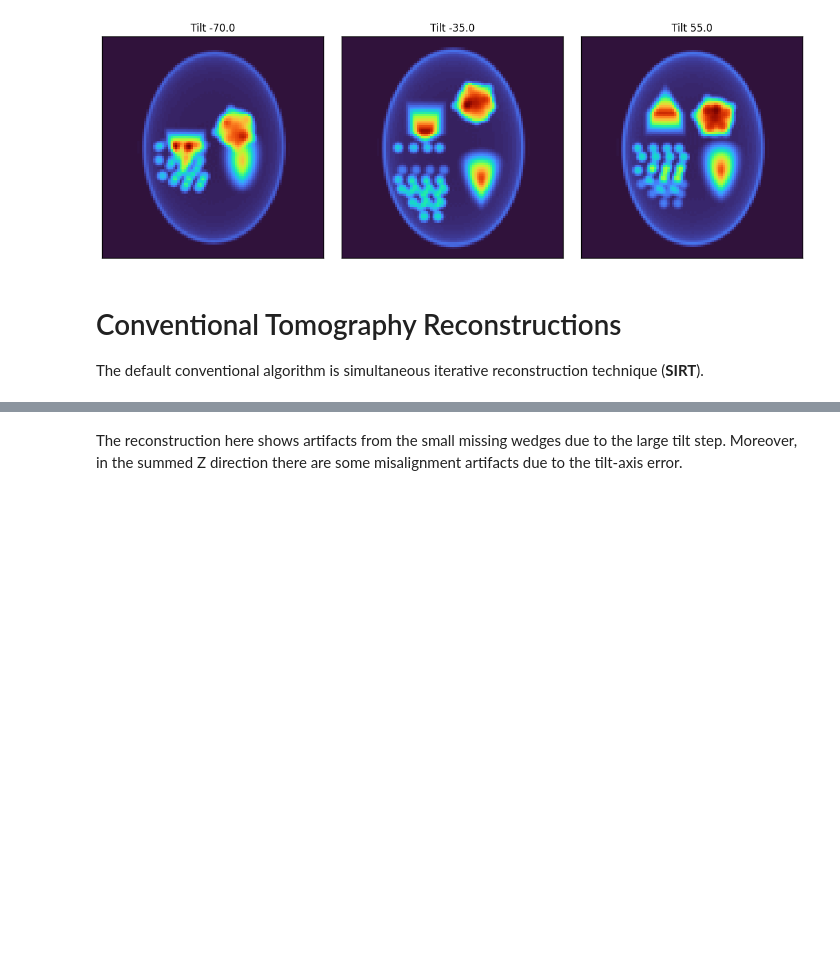
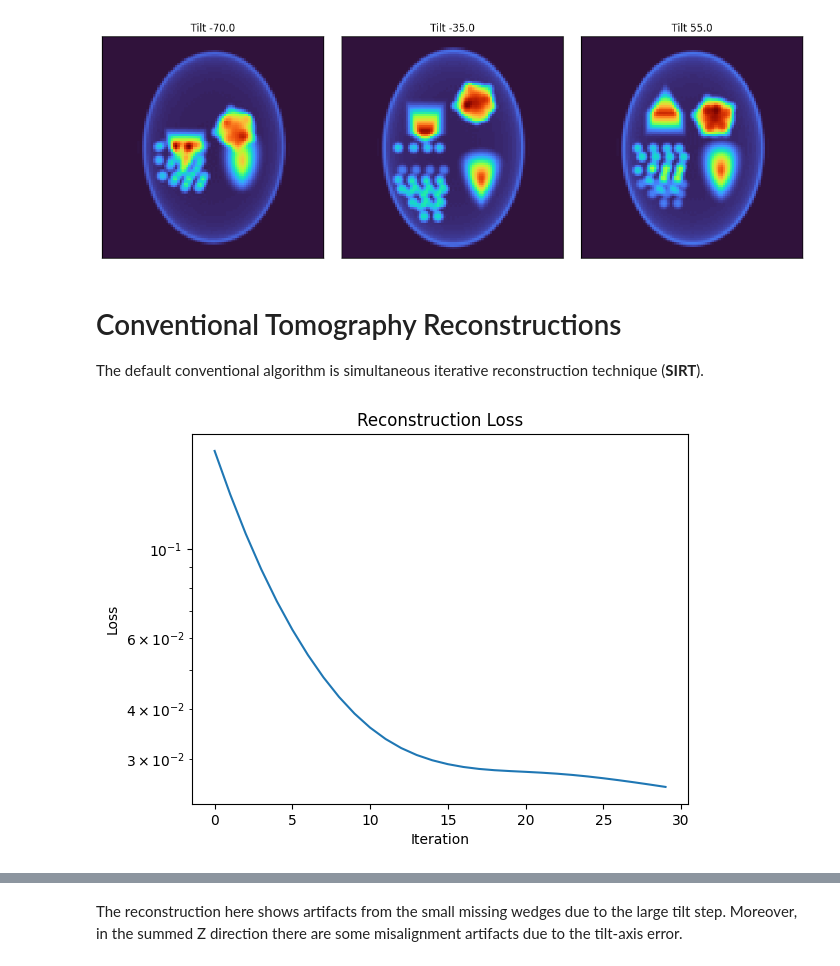
Before and after one commit to electronmicroscopy/quantem-tutorials, a Jupyter notebook: tutorials/tomography/notebooks/tomography_01_lite.ipynb, the cells around one changed output, grey strips where cells are left out. Cells and saved outputs as stored; diff of their text form; code cells hidden in the pictures; blank space fills up the shorter version.

```diff
--- a/tutorials/tomography/notebooks/tomography_01_lite.ipynb
+++ b/tutorials/tomography/notebooks/tomography_01_lite.ipynb
@@ -76,12 +76,14 @@ tomography = TomographyLiteConv.from_dataset(
 )
 # %%
 tomography.reconstruct(
-    num_iter = 10,
+    num_iter = 30,
     mode = "sirt",
     inline_alignment = True,
     smoothing_sigma = 0.1,
     show_metrics = True
 )
+# %% [output]
+[figure, added]
 # %%
 obj_conv = tomography.obj_model.obj.detach().cpu().numpy()
 show_2d(
```
Also changed, not shown: parts of 3 cells of this notebook, 1 other file.
